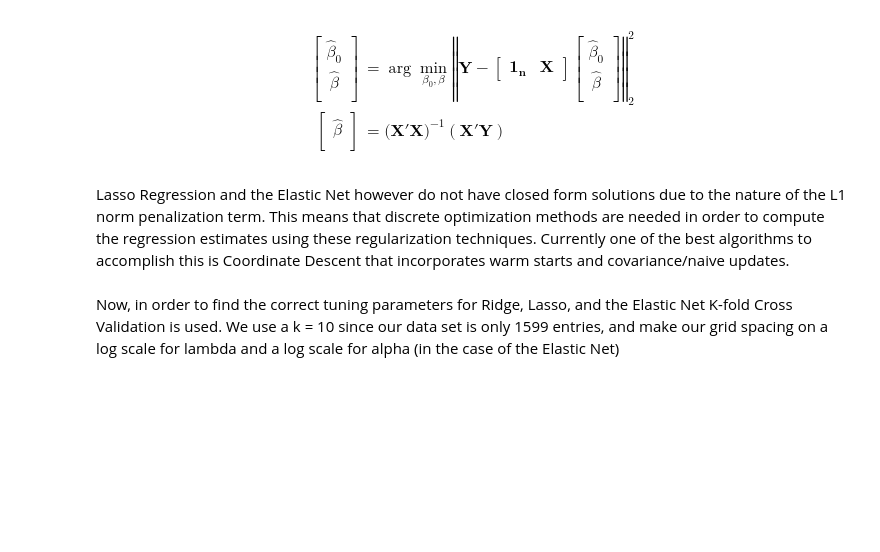
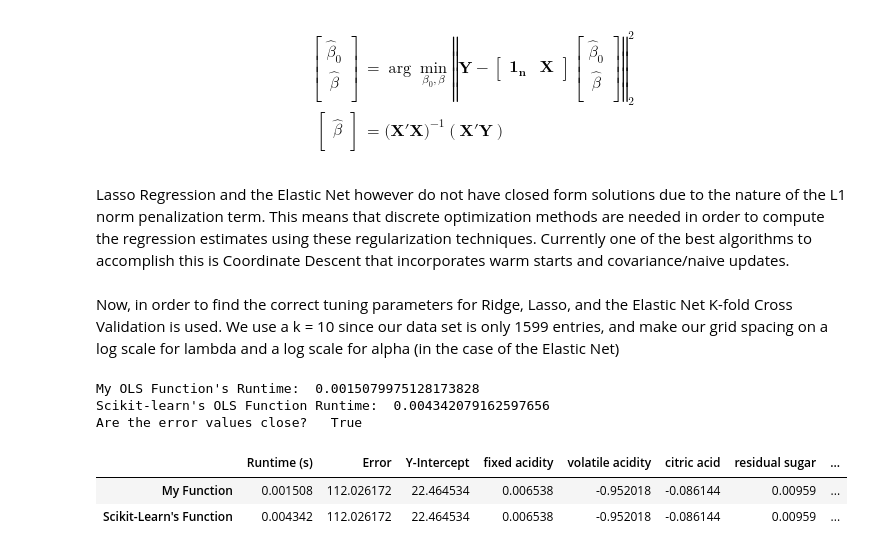
Before and after one commit to wyattowalsh/regularized-linear-regression-deep-dive, a Jupyter notebook: nb.ipynb, the cells around one changed output. Saved outputs shown, nothing was run; the diff lists cells and outputs as text; code cells hidden in the pictures; blank space fills up the shorter version.

```diff
--- a/nb.ipynb
+++ b/nb.ipynb
@@ -88,3 +92,33 @@ Both Ordinary Least Squares (OLS) and Ridge Regression have closed form solution
 Lasso Regression and the Elastic Net however do not have closed form solutions due to the nature of the L1 norm penalization term. This means that discrete optimization methods are needed in order to compute the regression estimates using these regularization techniques. Currently one of the best algorithms to accomplish this is Coordinate Descent that incorporates warm starts and covariance/naive updates.
 # %% [markdown]
 Now, in order to find the correct tuning parameters for Ridge, Lasso, and the Elastic Net K-fold Cross Validation is used. We use a k = 10 since our data set is only 1599 entries, and make our grid spacing on a log scale for lambda and a log scale for alpha (in the case of the Elastic Net)
+# %%
+start = time.time()
+ols = regress.ols(train.values)
+ols_error = utils.get_error(ols, test)
+end = time.time()
+times_OLS = end-start
+print('My OLS Function\'s Runtime: ', end - start)
+
+start = time.time()
+OLS_fitted_sklearn = skOLS(fit_intercept= True).fit(train.values[:,0:-1], train.values[:,-1])
+OLS_predictions_sklearn = OLS_fitted_sklearn.predict(test.values[:, 0:-1])
+OLS_error_sklearn = np.linalg.norm(test.values[:,-1]-OLS_predictions_sklearn)**2
+end = time.time()
+times_OLS = np.append(times_OLS, end - start)
+print('Scikit-learn\'s OLS Function Runtime: ', end - start)
+
+print('Are the error values close?', " ", isclose(ols_error,OLS_error_sklearn))
+
+OLS_sklearn_row = np.append([times_OLS[1], OLS_error_sklearn, OLS_fitted_sklearn.intercept_], OLS_fitted_sklearn.coef_)
+ols_row = np.append(np.append(times_OLS[0], ols_error), ols)
+OLS_df = pd.DataFrame(np.vstack((ols_row, OLS_sklearn_row)), columns = np.append(['Runtime (s)','Error','Y-Intercept'],train.columns[0:-1]))
+OLS_df.index = ['My Function', "Scikit-Learn's Function"]
+OLS_df
+# %% [output]
+My OLS Function's Runtime:  0.0015079975128173828
+Scikit-learn's OLS Function Runtime:  0.004342079162597656
+Are the error values close?   True
+|  | Runtime (s) | Error | Y-Intercept | fixed acidity | volatile acidity | citric acid | residual sugar | ... |
+| My Function | 0.001508 | 112.026172 | 22.464534 | 0.006538 | -0.952018 | -0.086144 | 0.00959 | ... |
+| Scikit-Learn's Function | 0.004342 | 112.026172 | 22.464534 | 0.006538 | -0.952018 | -0.086144 | 0.00959 | ... |
```
Also changed, not shown: parts of 8 cells of this notebook, 3 other files.
